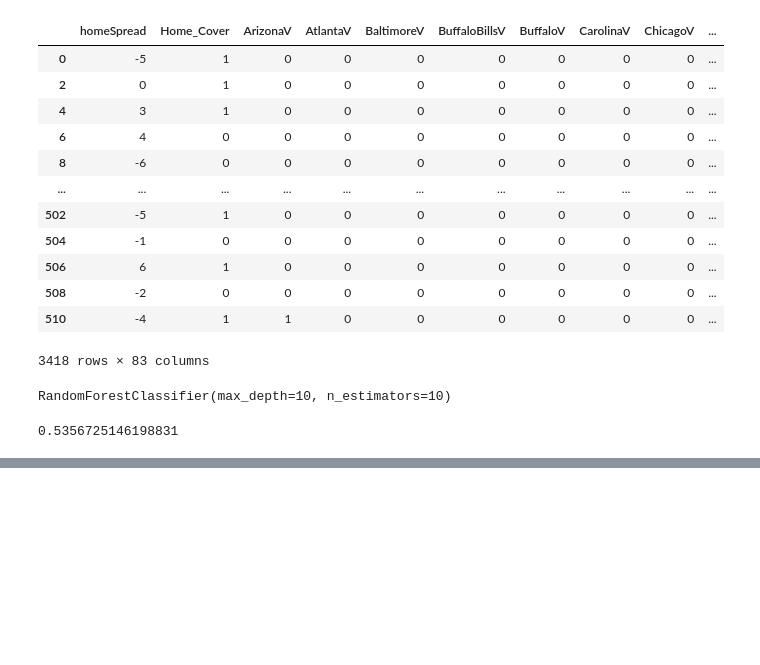
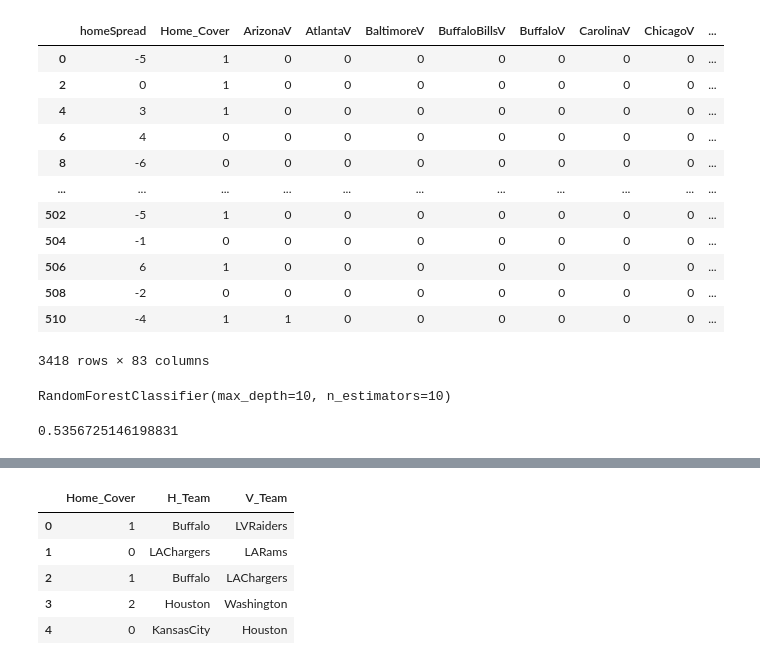
Before and after one commit to MSIA/2021-msia423--hakimi---ben--project, a Jupyter notebook: notebooks/develop/cleanModelTesting.ipynb, the cells around one changed output, grey strips where cells are left out. Drawn from its saved outputs; the diff is of its cells as text; code cells hidden in the pictures; blank space fills up the shorter version.

```diff
--- a/notebooks/develop/cleanModelTesting.ipynb
+++ b/notebooks/develop/cleanModelTesting.ipynb
@@ -262,0 +334,9 @@ accuracy
+# %%
+fixNames(df_in, "away", "H_Team", "V_Team")
+# %% [output]
+|  | Home_Cover | H_Team | V_Team |
+| 0 | 1 | Buffalo | LVRaiders |
+| 1 | 0 | LAChargers | LARams |
+| 2 | 1 | Buffalo | LAChargers |
+| 3 | 2 | Houston | Washington |
+| 4 | 0 | KansasCity | Houston |
```
Also changed, not shown: parts of 9 cells of this notebook, 15 other files.
